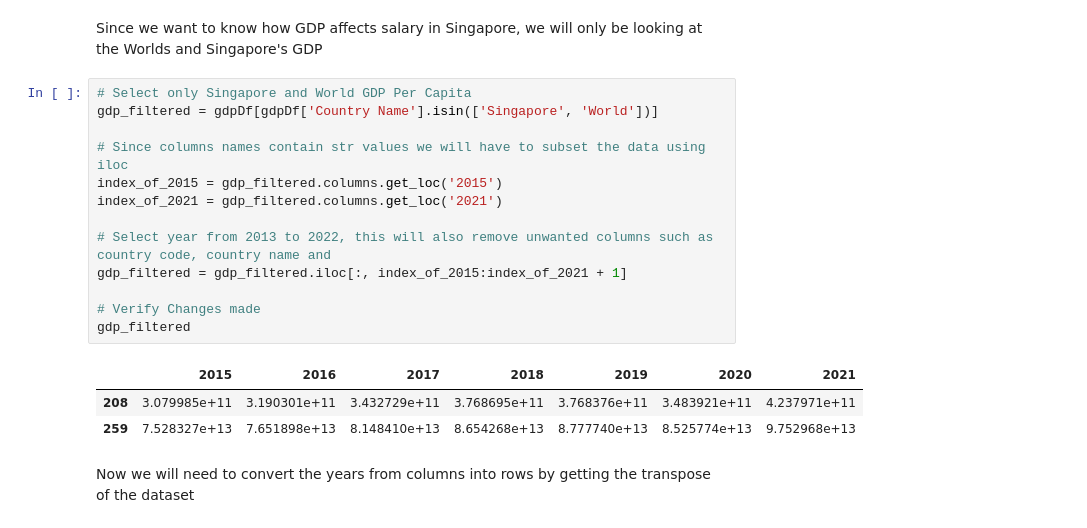
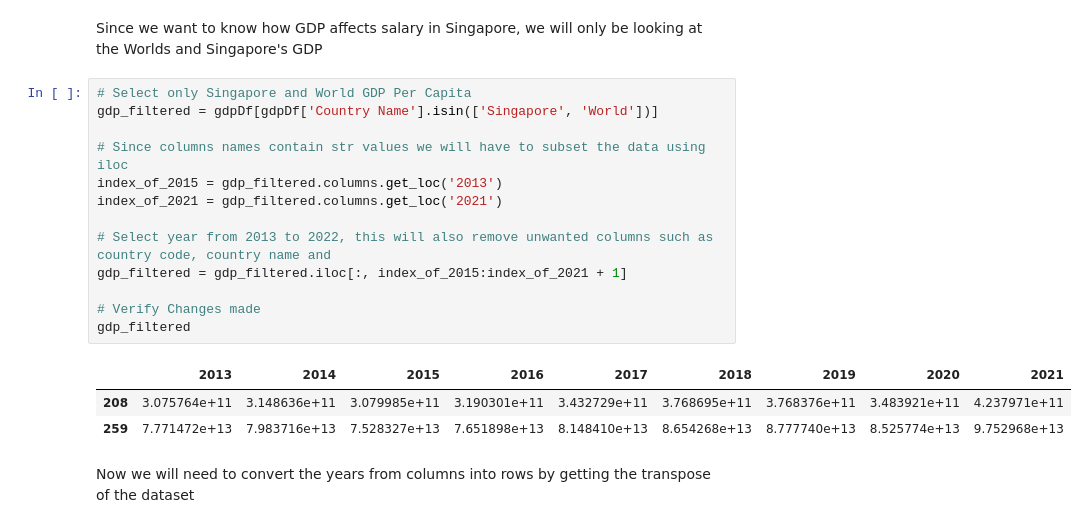
Before and after one commit to y0ngjie/PDAS-ST1510-CA2, a Jupyter notebook: CA2.ipynb, the cells around one changed output. Drawn from its saved outputs; the diff is of its cells as text.

```diff
--- a/CA2.ipynb
+++ b/CA2.ipynb
@@ -178,20 +194,20 @@ Since we want to know how GDP affects salary in Singapore, we will only be looki
 # %%
 # Select only Singapore and World GDP Per Capita
 gdp_filtered = gdpDf[gdpDf['Country Name'].isin(['Singapore', 'World'])]
 
 # Since columns names contain str values we will have to subset the data using iloc
-index_of_2015 = gdp_filtered.columns.get_loc('2015')
+index_of_2015 = gdp_filtered.columns.get_loc('2013')
 index_of_2021 = gdp_filtered.columns.get_loc('2021')
 
 # Select year from 2013 to 2022, this will also remove unwanted columns such as country code, country name and
 gdp_filtered = gdp_filtered.iloc[:, index_of_2015:index_of_2021 + 1]
 
 # Verify Changes made
 gdp_filtered
 # %% [output]
-|  | 2015 | 2016 | 2017 | 2018 | 2019 | 2020 | 2021 |
-| 208 | 3.079985e+11 | 3.190301e+11 | 3.432729e+11 | 3.768695e+11 | 3.768376e+11 | 3.483921e+11 | 4.237971e+11 |
-| 259 | 7.528327e+13 | 7.651898e+13 | 8.148410e+13 | 8.654268e+13 | 8.777740e+13 | 8.525774e+13 | 9.752968e+13 |
+|  | 2013 | 2014 | 2015 | 2016 | 2017 | 2018 | 2019 | 2020 | 2021 |
+| 208 | 3.075764e+11 | 3.148636e+11 | 3.079985e+11 | 3.190301e+11 | 3.432729e+11 | 3.768695e+11 | 3.768376e+11 | 3.483921e+11 | 4.237971e+11 |
+| 259 | 7.771472e+13 | 7.983716e+13 | 7.528327e+13 | 7.651898e+13 | 8.148410e+13 | 8.654268e+13 | 8.777740e+13 | 8.525774e+13 | 9.752968e+13 |
 # %% [markdown]
 Now we will need to convert the years from columns into rows by getting the transpose of the dataset
 # %%
```
Also changed, not shown: parts of 39 cells of this notebook.
